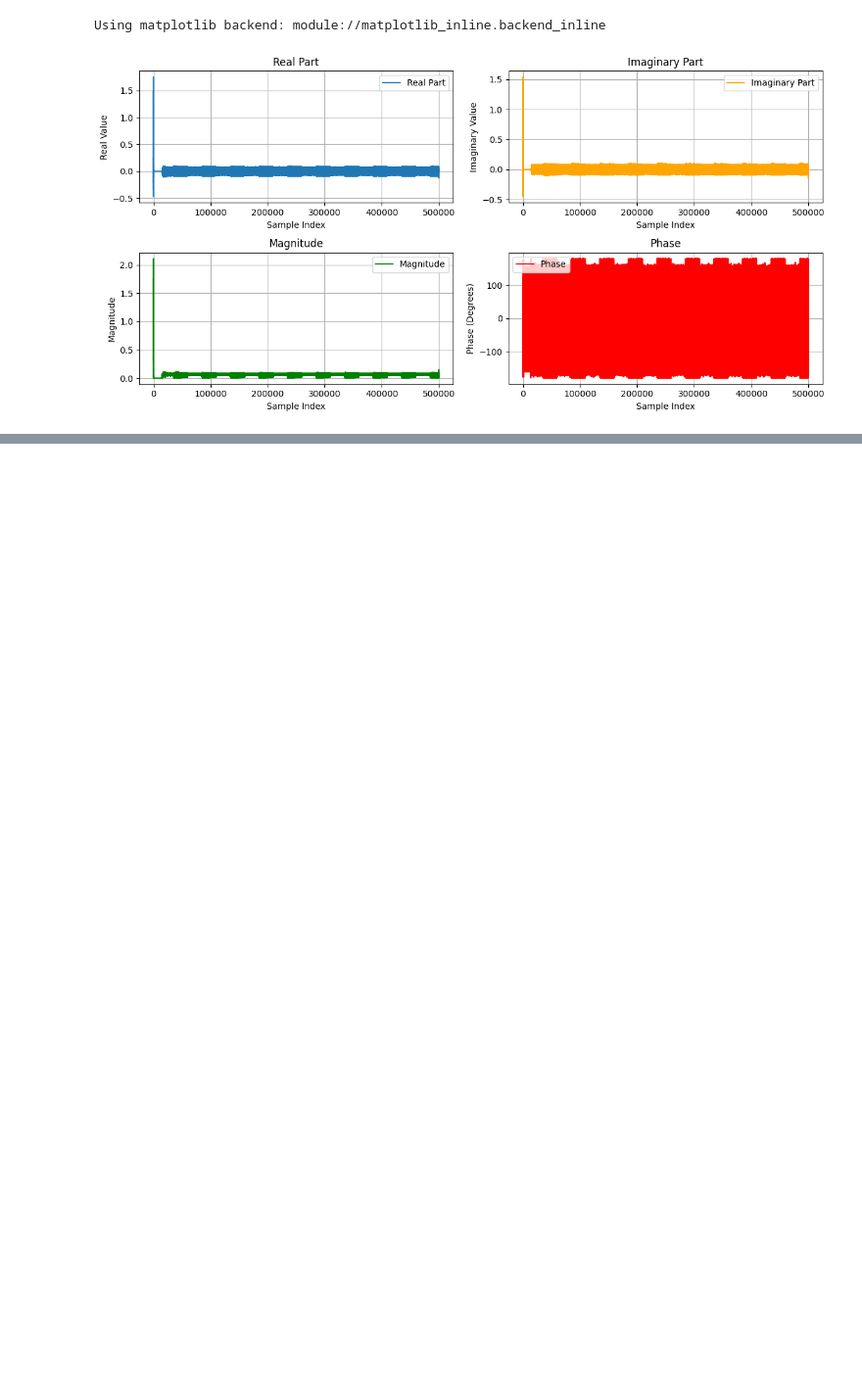
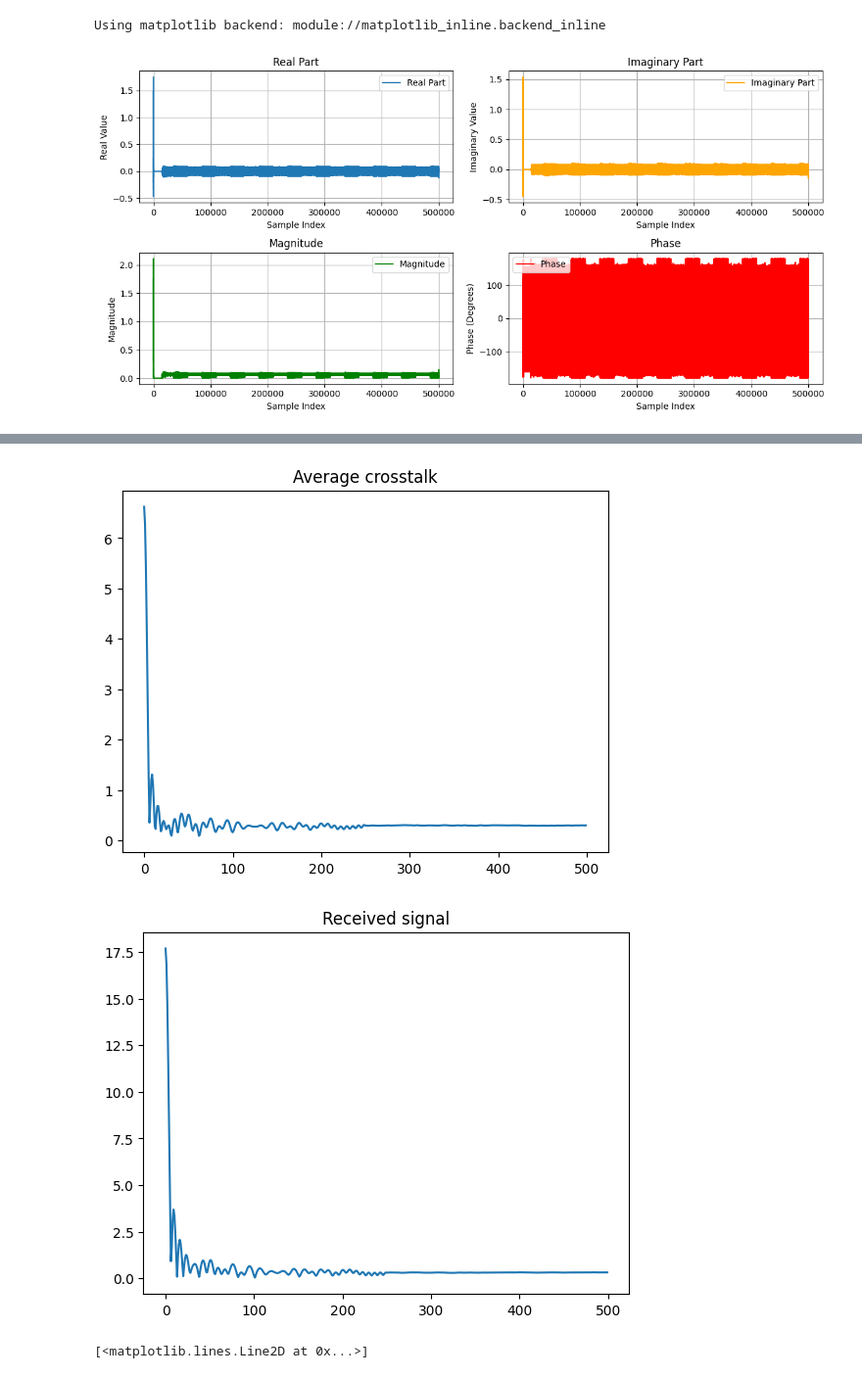
Before and after one commit to murrayinglis/sdr-config, a Jupyter notebook: plots.ipynb, the cells around one changed output, grey strips where cells are left out. Shown at 98% size. Saved outputs shown, nothing was run; the diff lists cells and outputs as text; code cells hidden in the pictures; blank space fills up the shorter version.

Commit message:
trying to average and identify crosstalk

```diff
--- a/plots.ipynb
+++ b/plots.ipynb
@@ -293,0 +336,49 @@ plt.show()
+# %%
+def extract_signals_from_bin(file_path, N):
+    # Check if file exists
+    if not os.path.exists(file_path):
+        raise FileNotFoundError(f"File {file_path} does not exist.")
+
+    # Read the file in binary mode
+    with open(file_path, 'rb') as f:
+        data = np.fromfile(f, dtype=np.float64)
+
+
+    # Split into chunks of size N
+    offset = len(data) % N
+    if offset != 0:
+        data = data[0:-offset]
+
+
+    num_chunks = len(data) // N
+    data = data.reshape((num_chunks, N))
+
+    return data
+
+crosstalk_mat = extract_signals_from_bin("outputs/crosstalk.bin", 500)
+average_signal = np.mean(crosstalk_mat, axis=0)
+plt.plot(average_signal)
+plt.title("Average crosstalk")
+plt.show()
+
+data = read_iq_bin("outputs/pulsed_test.bin")
+template_signal = read_complex_csv("sweep.csv")
+pulse_width = 250
+template_signal = template_signal[0:pulse_width]
+
+matched_filter = np.conjugate(template_signal[::-1])
+xcorr_data = fftconvolve(data, matched_filter, mode='full')
+xcorr_data = xcorr_data[5000:-5000] # Artifact at start
+xcorr_data = xcorr_data[0:2500]
+max_idx = np.argmax(np.abs(xcorr_data))
+xcorr_data = xcorr_data[max_idx:max_idx+500]
+plt.plot(np.abs(xcorr_data))
+plt.title("Received signal")
+plt.show()
+
+diff = xcorr_data - average_signal
+plt.plot(np.abs(diff))
+# %% [output]
+[figure, added]
+[figure, added]
+[<matplotlib.lines.Line2D at 0x...>]
```
Also changed, not shown: parts of 6 cells of this notebook, 11 other files.
